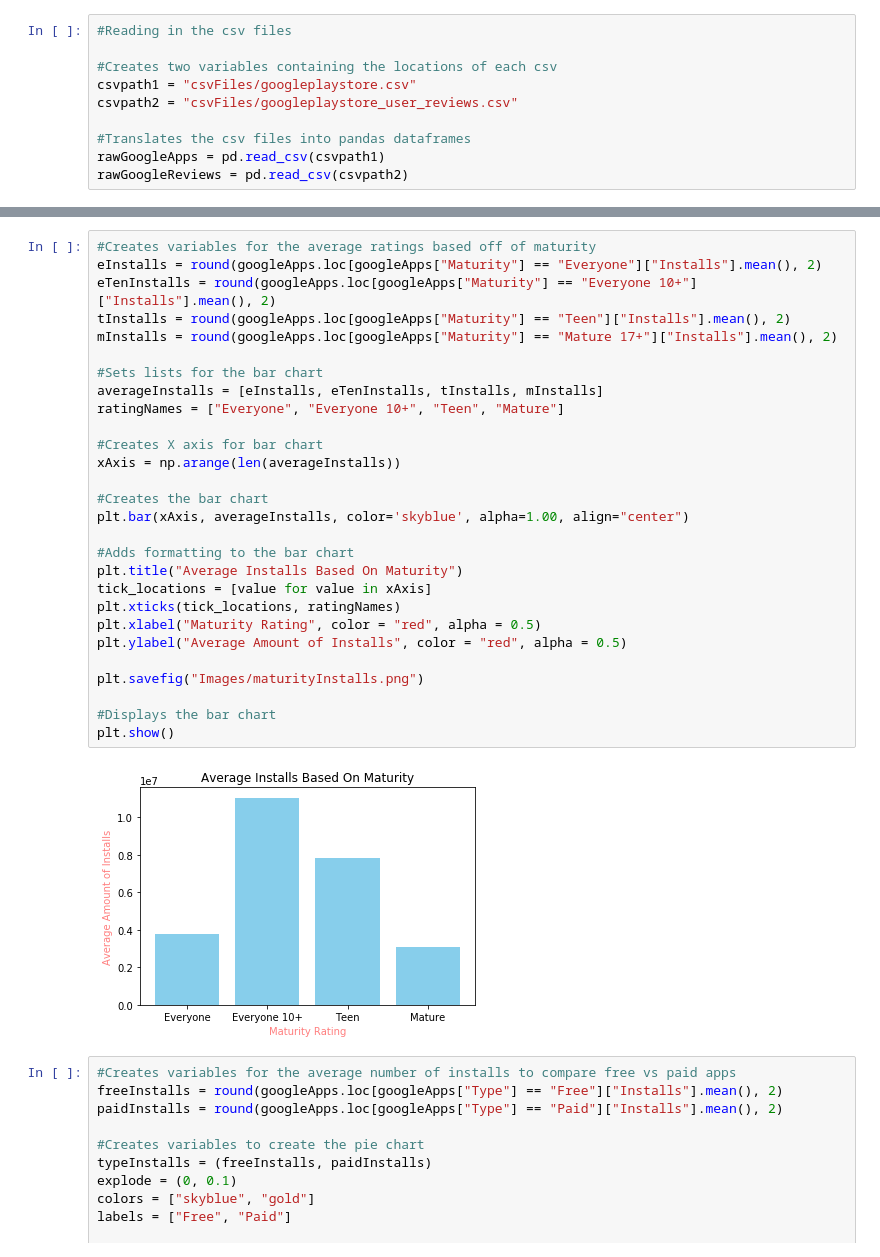
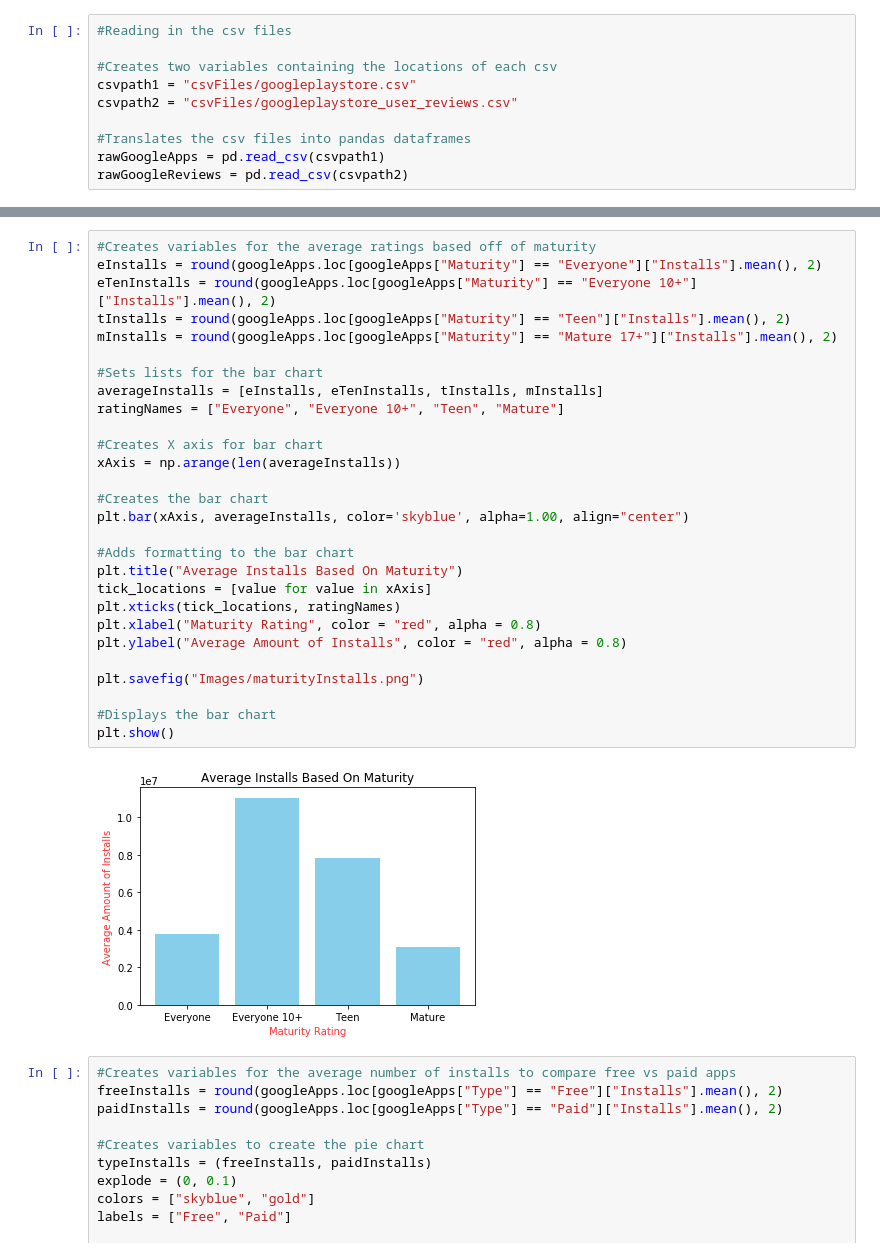
Before and after one commit to KylePeterson623/Project1, a Jupyter notebook: kyle.ipynb, the cells around one changed output, grey strips where cells are left out. Drawn from its saved outputs; the diff is of its cells as text.

```diff
--- a/kyle.ipynb
+++ b/kyle.ipynb
@@ -102,33 +102,33 @@ googleApps.head()
 # %%
 #Creates variables for the average ratings based off of maturity
 eInstalls = round(googleApps.loc[googleApps["Maturity"] == "Everyone"]["Installs"].mean(), 2)
 eTenInstalls = round(googleApps.loc[googleApps["Maturity"] == "Everyone 10+"]["Installs"].mean(), 2)
 tInstalls = round(googleApps.loc[googleApps["Maturity"] == "Teen"]["Installs"].mean(), 2)
 mInstalls = round(googleApps.loc[googleApps["Maturity"] == "Mature 17+"]["Installs"].mean(), 2)
 
 #Sets lists for the bar chart
 averageInstalls = [eInstalls, eTenInstalls, tInstalls, mInstalls]
 ratingNames = ["Everyone", "Everyone 10+", "Teen", "Mature"]
 
 #Creates X axis for bar chart
 xAxis = np.arange(len(averageInstalls))
 
 #Creates the bar chart
 plt.bar(xAxis, averageInstalls, color='skyblue', alpha=1.00, align="center")
 
 #Adds formatting to the bar chart
 plt.title("Average Installs Based On Maturity")
 tick_locations = [value for value in xAxis]
 plt.xticks(tick_locations, ratingNames)
-plt.xlabel("Maturity Rating", color = "red", alpha = 0.5)
-plt.ylabel("Average Amount of Installs", color = "red", alpha = 0.5)
+plt.xlabel("Maturity Rating", color = "red", alpha = 0.8)
+plt.ylabel("Average Amount of Installs", color = "red", alpha = 0.8)
 
 plt.savefig("Images/maturityInstalls.png")
 
 #Displays the bar chart
 plt.show()
 # %% [output]
-[figure, old version]
+[figure, new version]
 # %%
 #Creates variables for the average number of installs to compare free vs paid apps
 freeInstalls = round(googleApps.loc[googleApps["Type"] == "Free"]["Installs"].mean(), 2)
```
Also changed, not shown: parts of 4 cells of this notebook, 12 other files.
